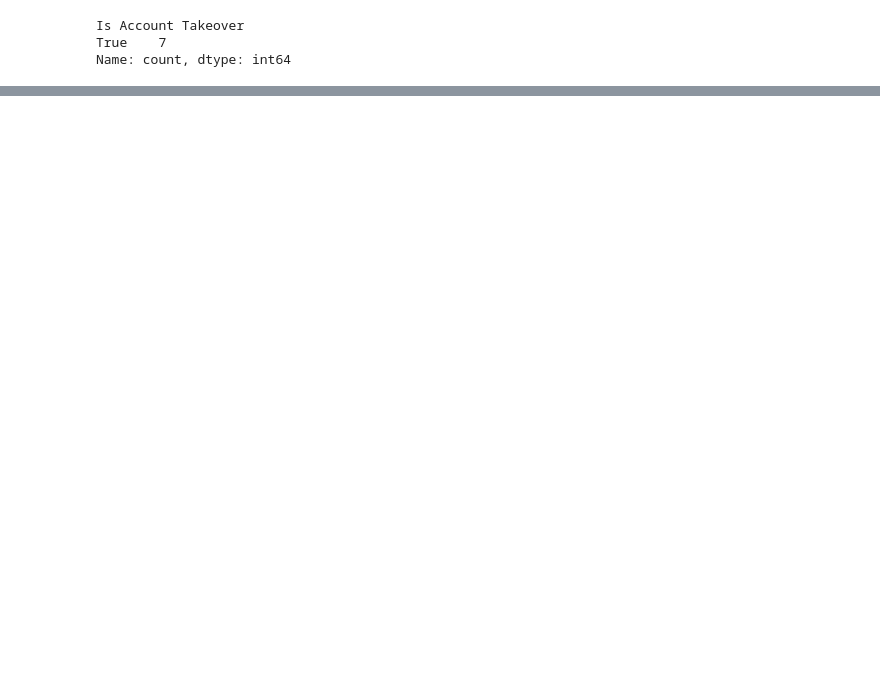
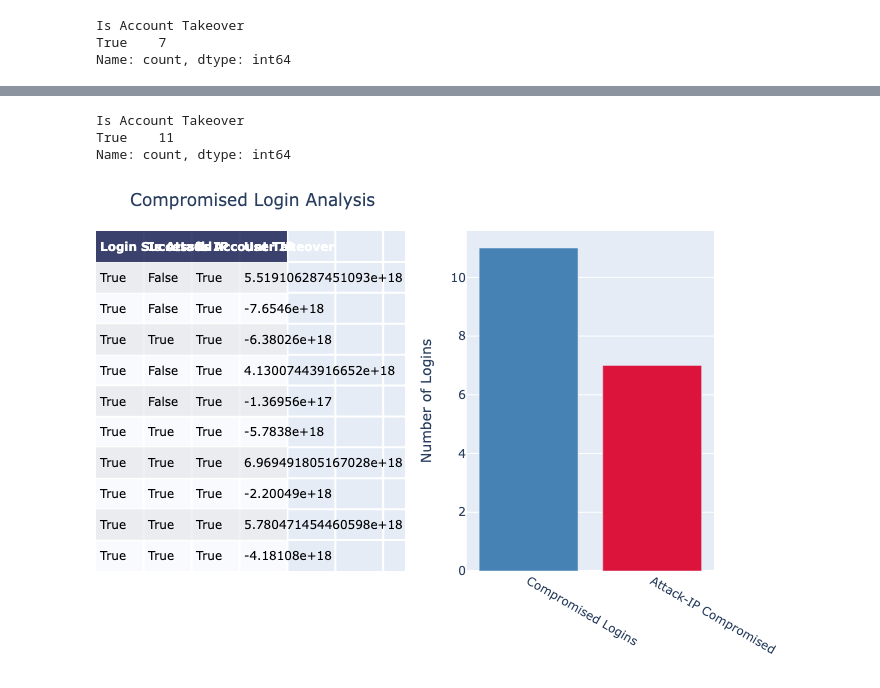
Before and after one commit to Ligia20/Are_we_at_risk, a Jupyter notebook: Medical-Attacks.ipynb, the cells around one changed output, grey strips where cells are left out. Saved outputs shown, nothing was run; the diff lists cells and outputs as text; code cells hidden in the pictures; blank space fills up the shorter version.

Commit message:
added visualiztion + comments

```diff
--- a/Medical-Attacks.ipynb
+++ b/Medical-Attacks.ipynb
@@ -88,0 +109,77 @@ Login_Compromised['Login Succesful"}
+# %%
+Login_Compromised['Is Account Takeover'].value_counts()
+# %% [output]
+Is Account Takeover
+True    11
+Name: count, dtype: int64
+# %%
+import plotly.graph_objects as go
+import plotly.figure_factory as ff
+
+# Filter data
+
+login_compromised = Attack_Attempts[
+(Attack_Attempts['Login Successful'] == True) &
+(Attack_Attempts['Is Account Takeover'] == True)
+]
+
+# Counts for graph
+
+total_compromised = len(login_compromised)
+
+attack_ip_compromised = len(
+login_compromised[login_compromised['Is Attack IP'] == True]
+)
+
+# Table data
+
+table_data = [['Login Successful', 'Is Attack IP', 'Is Account Takeover', 'User ID']]
+
+for _, row in login_compromised.head(10).iterrows(): # first 10 rows
+    table_data.append([
+        str(row['Login Successful']),
+        str(row['Is Attack IP']),
+        str(row['Is Account Takeover']),
+        str(row['User ID'])
+])
+
+# Create table
+
+fig = ff.create_table(table_data, height_constant=40)
+
+# Create bar chart
+
+graph = go.Bar(
+    x=['Compromised Logins', 'Attack-IP Compromised'],
+    y=[total_compromised, attack_ip_compromised],
+    marker_color=['steelblue', 'crimson'],
+    xaxis='x2',
+    yaxis='y2',
+    name='Count'
+)
+
+fig.add_trace(graph)
+
+# Layout similar to hockey example
+
+fig['layout']['xaxis2'] = {}
+
+fig['layout']['yaxis2'] = {}
+
+fig.layout.xaxis.update({'domain': [0, 0.5]})
+
+fig.layout.xaxis2.update({'domain': [0.6, 1.0]})
+
+fig.layout.yaxis2.update({
+    'anchor': 'x2',
+    'title': 'Number of Logins'
+})
+
+fig.layout.update(
+    title='Compromised Login Analysis',
+    margin=dict(t=50, b=100)
+)
+
+fig.show()
+# %% [output]
+[figure, added]
```
Also changed, not shown: parts of 7 cells of this notebook.
